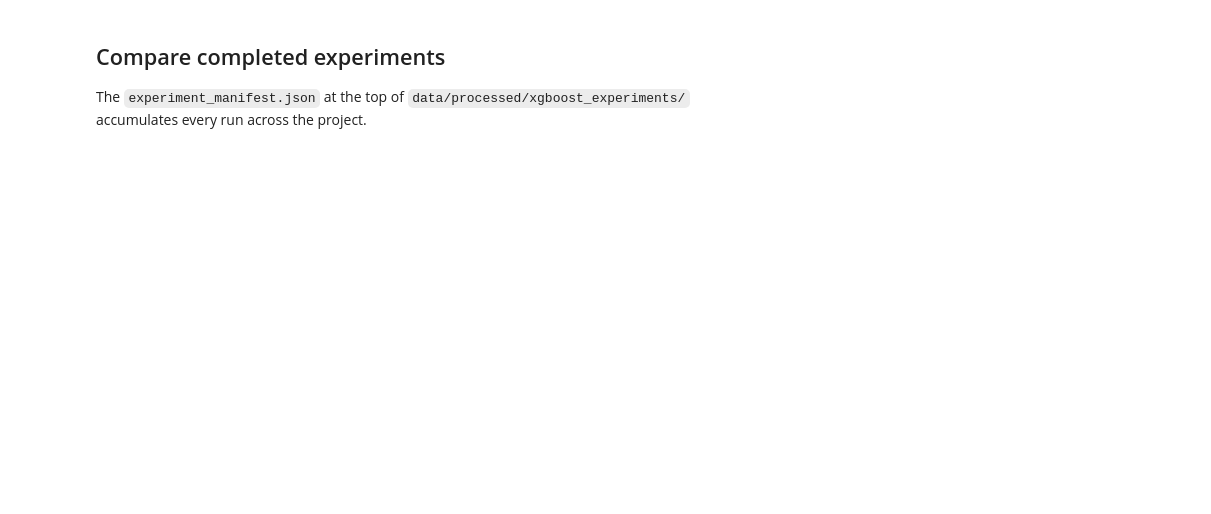
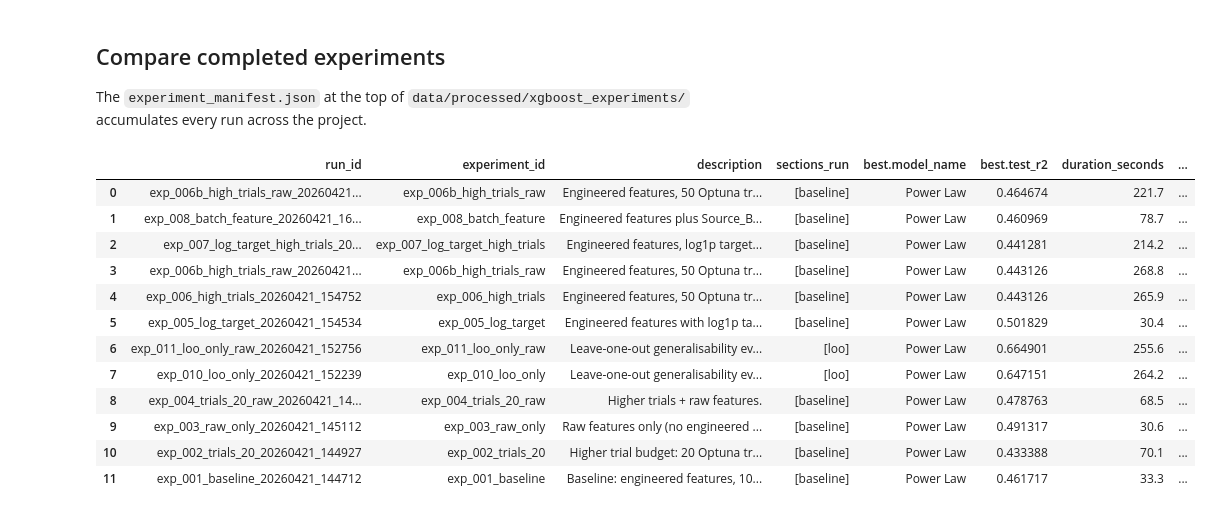
Before and after one commit to jaifm/msc-dissertation-mots1, a Jupyter notebook: notebooks/01_run_experiment.ipynb, the cells around one changed output. Cells and saved outputs as stored; diff of their text form; code cells hidden in the pictures; blank space fills up the shorter version.

```diff
--- a/notebooks/01_run_experiment.ipynb
+++ b/notebooks/01_run_experiment.ipynb
@@ -99,13 +105,27 @@ The `experiment_manifest.json` at the top of `data/processed/xgboost_experiments
 # %%
 import json
 import pandas as pd
 
 manifest_path = cfg.experiments_root_path / 'experiment_manifest.json'
 if manifest_path.exists():
     runs = json.loads(manifest_path.read_text())['runs']
     df = pd.json_normalize(runs)
     cols = ['run_id', 'experiment_id', 'description', 'sections_run',
-            'best.model_name', 'best.test_r2', 'duration_seconds', 'created_at_utc']
+            'best.model_name', 'best.test_r2', 'duration_seconds', 'created_at_utc', 'notes']
     display(df[[c for c in cols if c in df.columns]])
 else:
     print('No manifest yet. Run an experiment first.')
+# %% [output]
+|  | run_id | experiment_id | description | sections_run | best.model_name | best.test_r2 | duration_seconds | ... |
+| 0 | exp_006b_high_trials_raw_20260421... | exp_006b_high_trials_raw | Engineered features, 50 Optuna tr... | [baseline] | Power Law | 0.464674 | 221.7 | ... |
+| 1 | exp_008_batch_feature_20260421_16... | exp_008_batch_feature | Engineered features plus Source_B... | [baseline] | Power Law | 0.460969 | 78.7 | ... |
+| 2 | exp_007_log_target_high_trials_20... | exp_007_log_target_high_trials | Engineered features, log1p target... | [baseline] | Power Law | 0.441281 | 214.2 | ... |
+| 3 | exp_006b_high_trials_raw_20260421... | exp_006b_high_trials_raw | Engineered features, 50 Optuna tr... | [baseline] | Power Law | 0.443126 | 268.8 | ... |
+| 4 | exp_006_high_trials_20260421_154752 | exp_006_high_trials | Engineered features, 50 Optuna tr... | [baseline] | Power Law | 0.443126 | 265.9 | ... |
+| 5 | exp_005_log_target_20260421_154534 | exp_005_log_target | Engineered features with log1p ta... | [baseline] | Power Law | 0.501829 | 30.4 | ... |
+| 6 | exp_011_loo_only_raw_20260421_152756 | exp_011_loo_only_raw | Leave-one-out generalisability ev... | [loo] | Power Law | 0.664901 | 255.6 | ... |
+| 7 | exp_010_loo_only_20260421_152239 | exp_010_loo_only | Leave-one-out generalisability ev... | [loo] | Power Law | 0.647151 | 264.2 | ... |
+| 8 | exp_004_trials_20_raw_20260421_14... | exp_004_trials_20_raw | Higher trials + raw features. | [baseline] | Power Law | 0.478763 | 68.5 | ... |
+| 9 | exp_003_raw_only_20260421_145112 | exp_003_raw_only | Raw features only (no engineered ... | [baseline] | Power Law | 0.491317 | 30.6 | ... |
+| 10 | exp_002_trials_20_20260421_144927 | exp_002_trials_20 | Higher trial budget: 20 Optuna tr... | [baseline] | Power Law | 0.433388 | 70.1 | ... |
+| 11 | exp_001_baseline_20260421_144712 | exp_001_baseline | Baseline: engineered features, 10... | [baseline] | Power Law | 0.461717 | 33.3 | ... |
```
Also changed, not shown: parts of 7 cells of this notebook, 14 other files.
